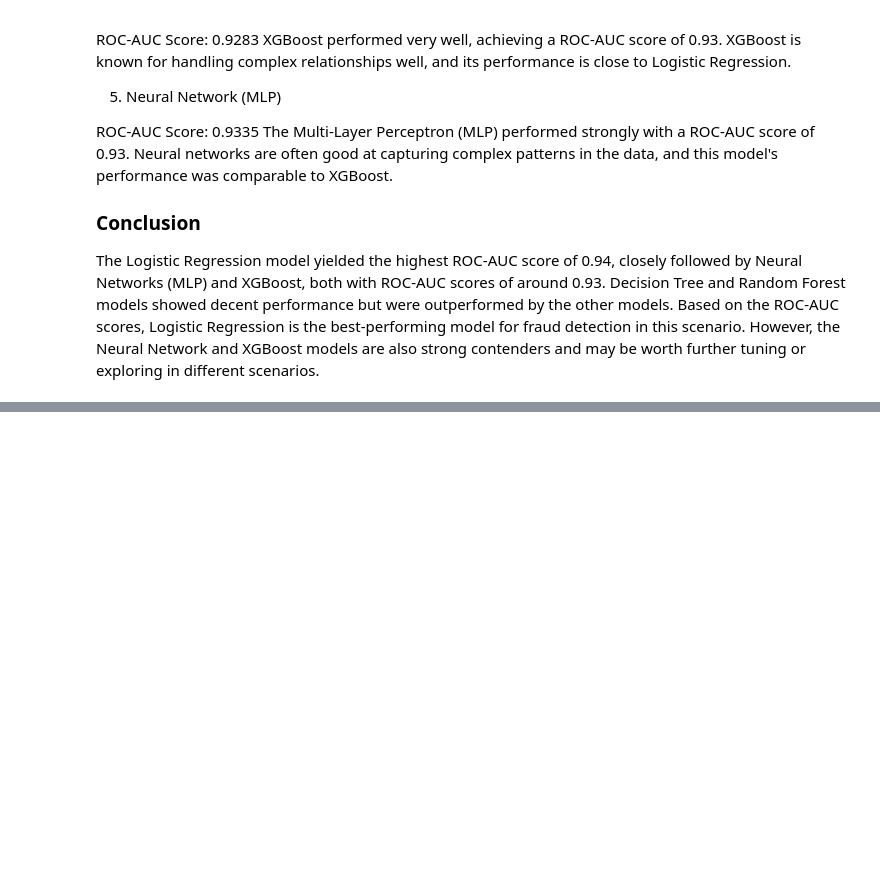
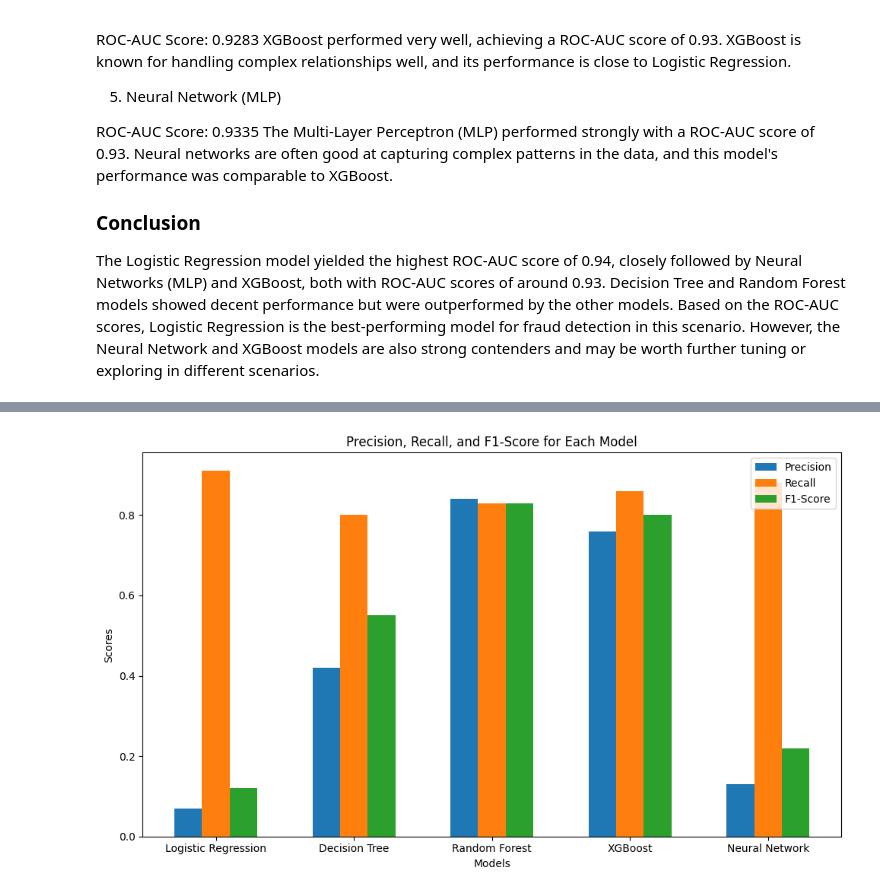
Before and after one commit to Ermi23/Fraud-Detection-and-Credit-Card-Transactions, a Jupyter notebook: notebooks/model_selection.ipynb, the cells around one changed output, grey strips where cells are left out. Saved outputs shown, nothing was run; the diff lists cells and outputs as text; code cells hidden in the pictures; blank space fills up the shorter version.

Commit message:
done with model training and evaluation.

```diff
--- a/notebooks/task_2_model_selection.ipynb
+++ b/notebooks/model_selection.ipynb
@@ -290,0 +381,31 @@ Based on the ROC-AUC scores, Logistic Regression is the best-performing model fo
+# %%
+import matplotlib.pyplot as plt
+import numpy as np
+
+# Metrics for each model
+models = ["Logistic Regression", "Decision Tree", "Random Forest", "XGBoost", "Neural Network"]
+precision = [0.07, 0.42, 0.84, 0.76, 0.13]
+recall = [0.91, 0.80, 0.83, 0.86, 0.88]
+f1_scores = [0.12, 0.55, 0.83, 0.80, 0.22]
+
+# Plotting the results
+x = np.arange(len(models))  # the label locations
+width = 0.2  # the width of the bars
+
+fig, ax = plt.subplots(figsize=(10, 6))
+rects1 = ax.bar(x - width, precision, width, label='Precision')
+rects2 = ax.bar(x, recall, width, label='Recall')
+rects3 = ax.bar(x + width, f1_scores, width, label='F1-Score')
+
+# Add some text for labels, title and axes ticks
+ax.set_xlabel('Models')
+ax.set_ylabel('Scores')
+ax.set_title('Precision, Recall, and F1-Score for Each Model')
+ax.set_xticks(x)
+ax.set_xticklabels(models)
+ax.legend()
+
+fig.tight_layout()
+plt.show()
+# %% [output]
+[figure, added]
```
Also changed, not shown: parts of 3 cells of this notebook.
